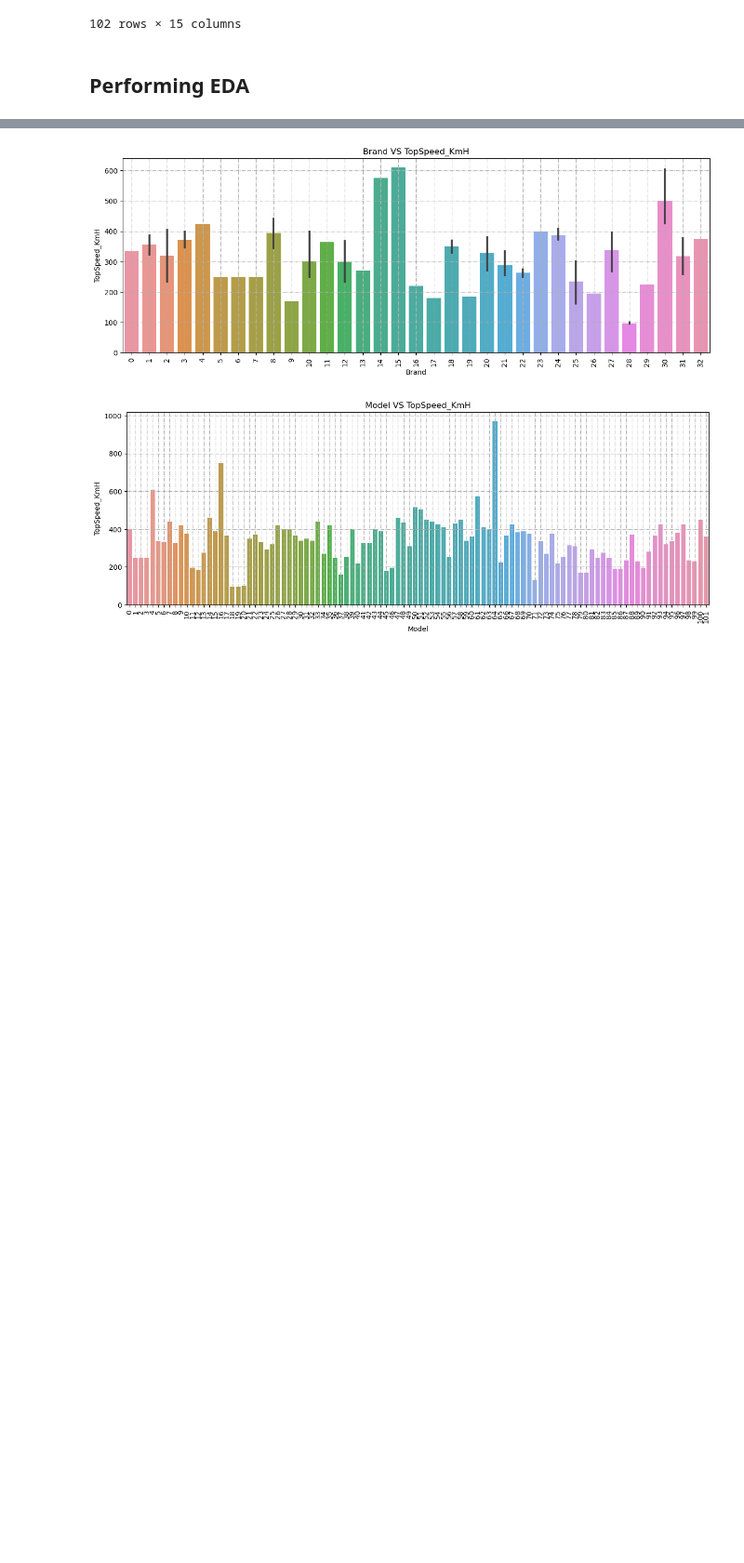
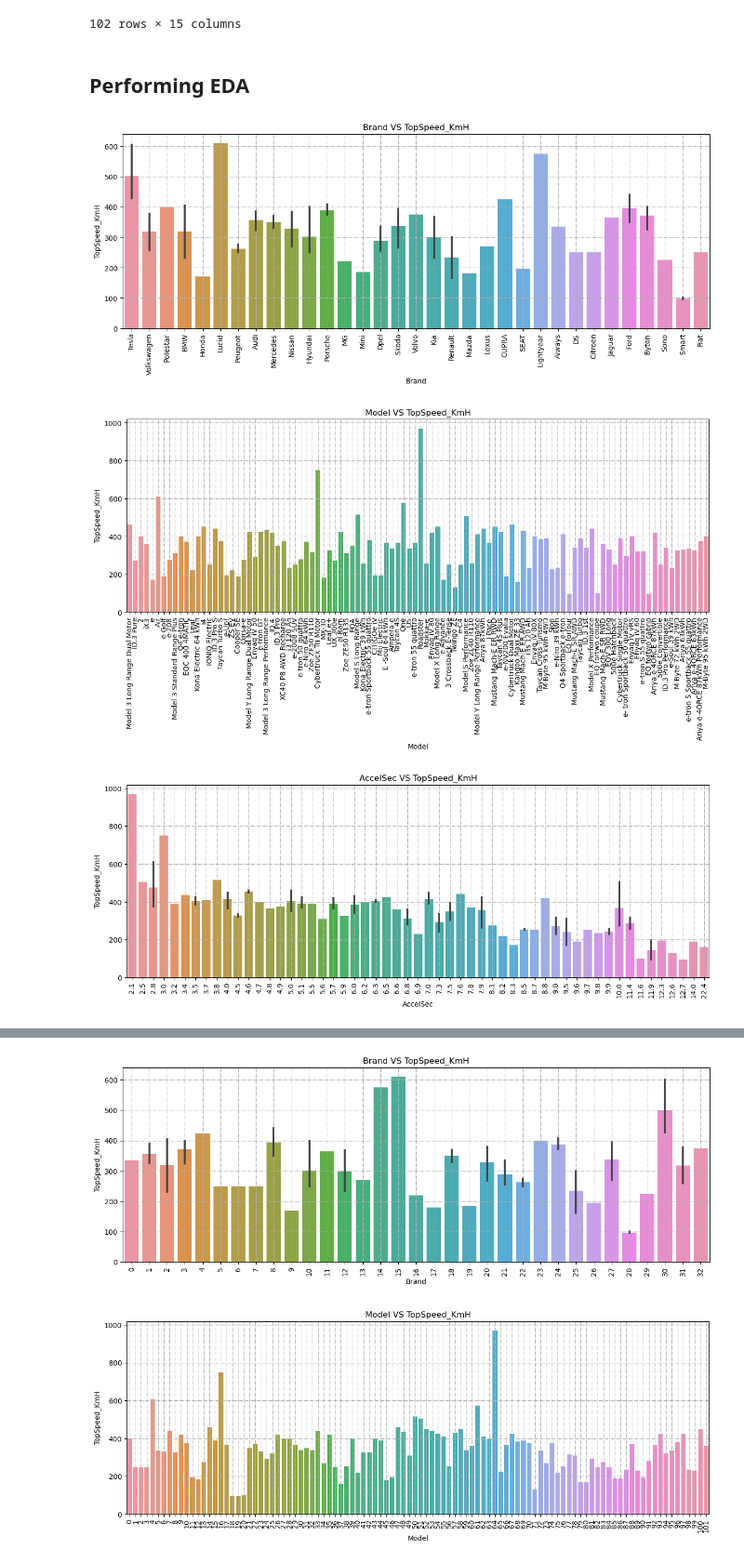
Before and after one commit to parvabarbhaya/EV_project, a Jupyter notebook: EV_model.ipynb, the cells around one changed output, grey strips where cells are left out. Shown at 93% size. Cells and saved outputs as stored; diff of their text form; code cells hidden in the pictures; blank space fills up the shorter version.

```diff
--- a/EV_model.ipynb
+++ b/EV_model.ipynb
@@ -134,3 +134,26 @@ Independent_Target = main_data[['Brand', 'Model', 'AccelSec', 'TopSpeed_KmH',
 Dependent_Target = main_data['Range_Km']
 # %% [markdown]
 ## Performing EDA
+# %%
+Independent_Target = Raw_data[['Brand', 'Model', 'AccelSec', 'TopSpeed_KmH',
+       'Battery_Pack Kwh', 'Efficiency_WhKm', 'FastCharge_KmH', 'RapidCharge',
+       'PowerTrain', 'PlugType', 'BodyStyle', 'Segment', 'Seats', 'PriceEuro']]
+Dependent_Target = Raw_data['Range_Km']
+# %%
+try:
+    for kk in Independent_Target:
+        plt.figure(figsize=(15,5))
+        sns.barplot(x = kk , y = Dependent_Target ,data =Raw_data)
+        plt.xlabel(f"{kk}")
+        plt.ylabel("TopSpeed_KmH")
+        plt.title(f"{kk} VS TopSpeed_KmH")
+        plt.xticks(rotation=(90))
+        plt.grid(linestyle='-.')
+
+        plt.show()
+except Exception as e:
+    print(e)
+# %% [output]
+[figure, added]
+[figure, added]
+[figure, added]
```
Also changed, not shown: parts of 5 cells of this notebook.
